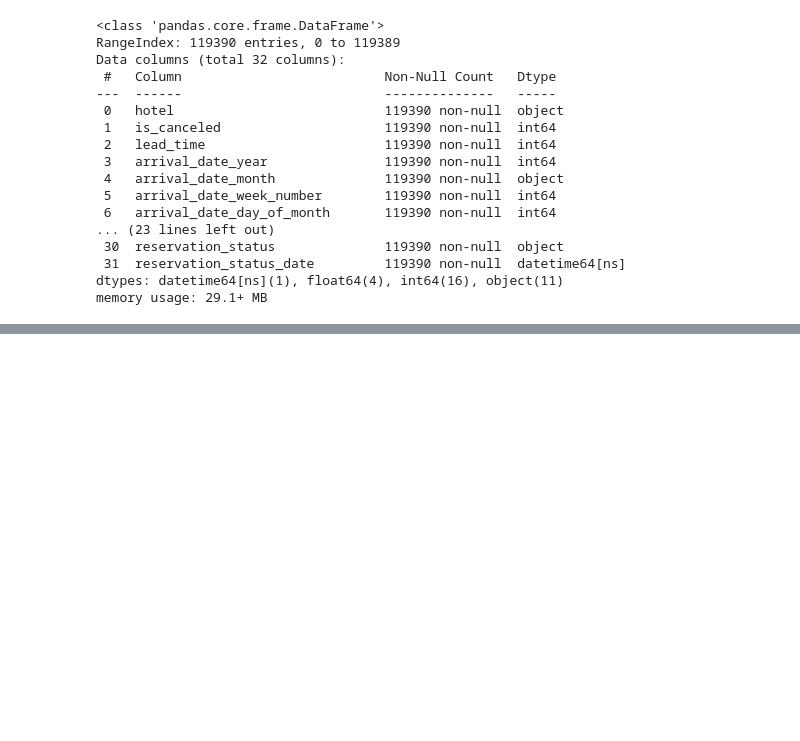
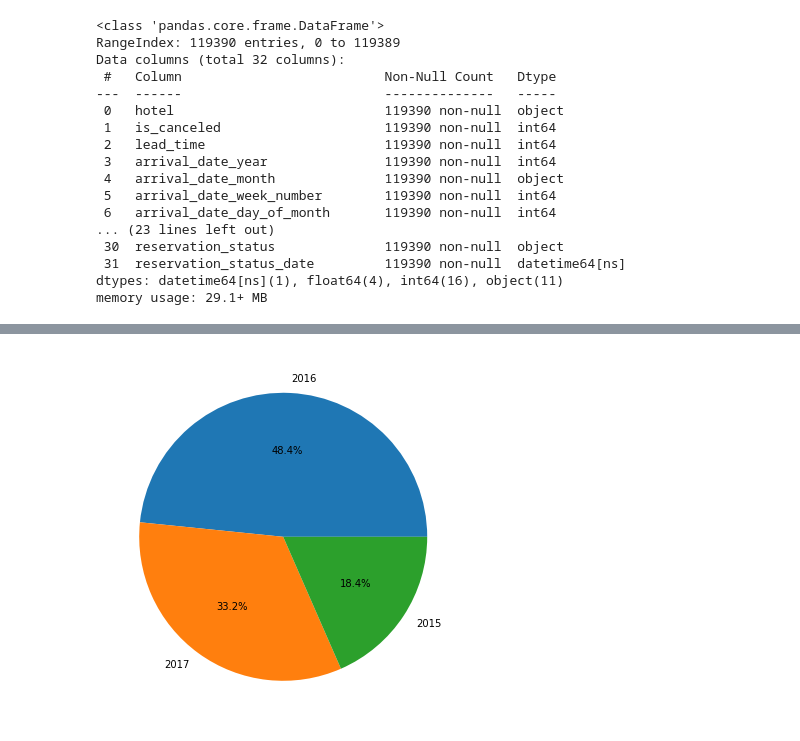
Before and after one commit to Aakash1095/EDA_project, a Jupyter notebook: EDA_Hotel_Booking_Analysis.ipynb, the cells around one changed output, grey strips where cells are left out. Cells and saved outputs as stored; diff of their text form; code cells hidden in the pictures; blank space fills up the shorter version.

```diff
--- a/EDA_Hotel_Booking_Analysis.ipynb
+++ b/EDA_Hotel_Booking_Analysis.ipynb
@@ -260,0 +365,9 @@ memory usage: 29.1+ MB
+# %%
+# Ploting Pie Chart for better visualisation
+fig = plt.figure ( figsize = (10,5))
+
+ax2 = fig.add_axes ([1,1,1,1])
+years = dict(df_not_canceled['arrival_date_year'].value_counts())
+ax2.pie(x=list(years.values()), labels=list(years.keys()), autopct='%1.1f%%');
+# %% [output]
+[figure, added]
```
Also changed, not shown: parts of 28 cells of this notebook.
